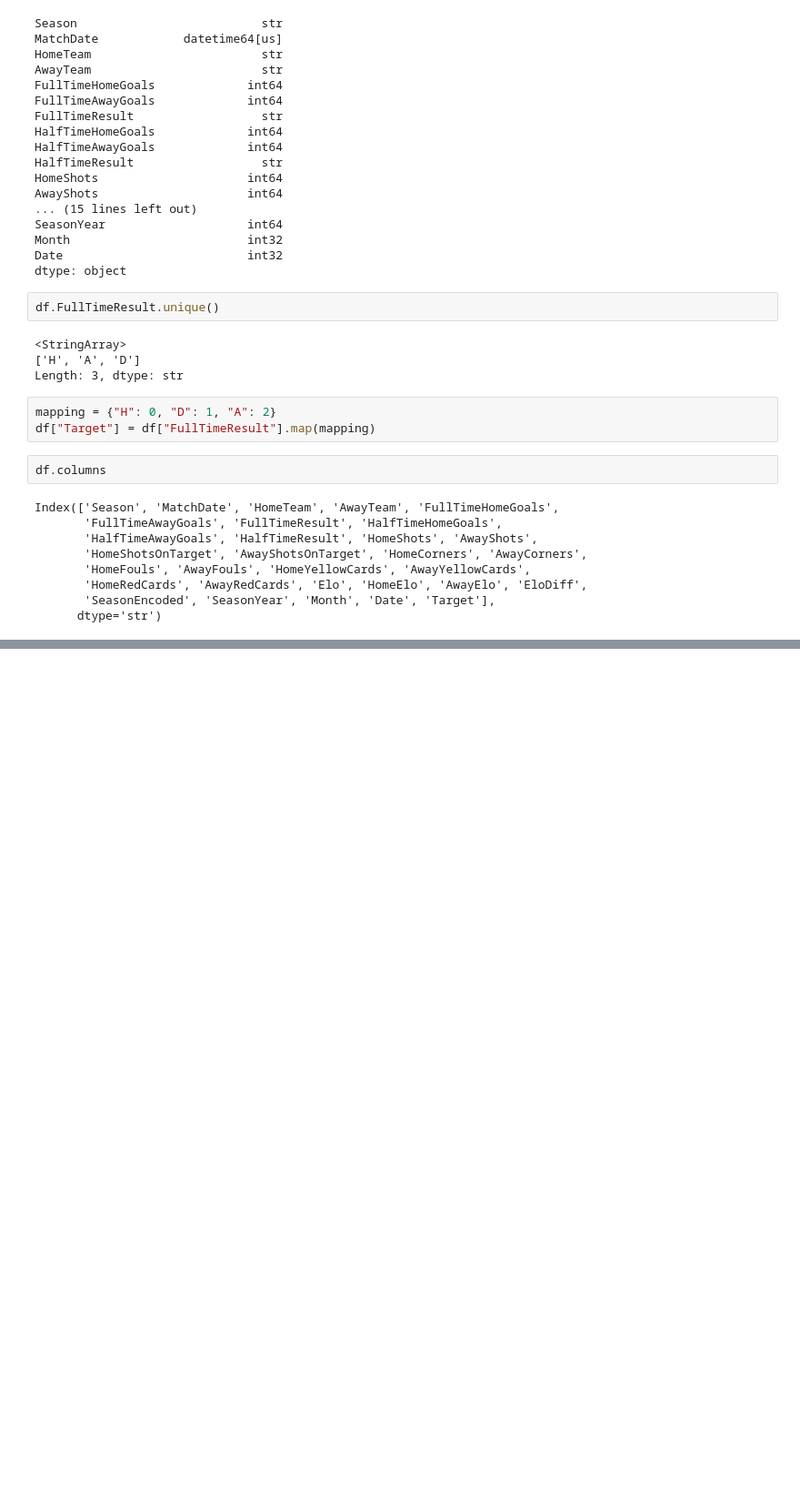
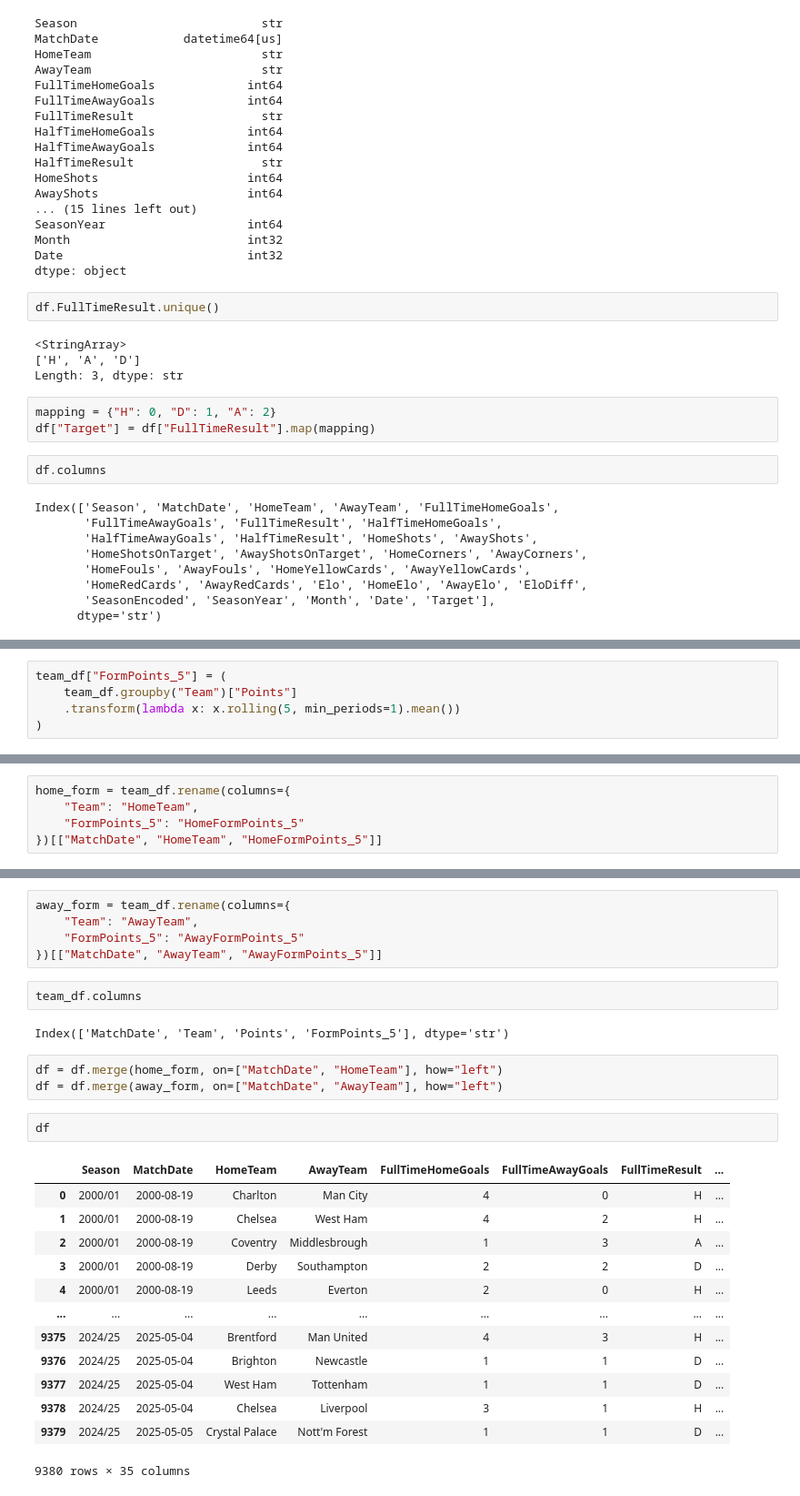
Before and after one commit to lewinskie254/EPL-Match-Outcome-Predictor, a Jupyter notebook: EPL_feature_engineering.ipynb, the cells around one changed output, grey strips where cells are left out. Shown at 91% size. Saved outputs shown, nothing was run; the diff lists cells and outputs as text; blank space fills up the shorter version.

```diff
--- a/EPL_feature_engineering.ipynb
+++ b/EPL_feature_engineering.ipynb
@@ -369,0 +455,5 @@ Index(['Season', 'MatchDate', 'HomeTeam', 'AwayTeam', 'FullTimeHomeGoals',
+# %%
+team_df["FormPoints_5"] = (
+    team_df.groupby("Team")["Points"]
+    .transform(lambda x: x.rolling(5, min_periods=1).mean())
+)
@@ -369,0 +476,5 @@ Index(['Season', 'MatchDate', 'HomeTeam', 'AwayTeam', 'FullTimeHomeGoals',
+# %%
+home_form = team_df.rename(columns={
+    "Team": "HomeTeam",
+    "FormPoints_5": "HomeFormPoints_5"
+})[["MatchDate", "HomeTeam", "HomeFormPoints_5"]]
@@ -369,0 +497,28 @@ Index(['Season', 'MatchDate', 'HomeTeam', 'AwayTeam', 'FullTimeHomeGoals',
+# %%
+away_form = team_df.rename(columns={
+    "Team": "AwayTeam",
+    "FormPoints_5": "AwayFormPoints_5"
+})[["MatchDate", "AwayTeam", "AwayFormPoints_5"]]
+# %%
+team_df.columns
+# %% [output]
+Index(['MatchDate', 'Team', 'Points', 'FormPoints_5'], dtype='str')
+# %%
+df = df.merge(home_form, on=["MatchDate", "HomeTeam"], how="left")
+df = df.merge(away_form, on=["MatchDate", "AwayTeam"], how="left")
+# %%
+df
+# %% [output]
+|  | Season | MatchDate | HomeTeam | AwayTeam | FullTimeHomeGoals | FullTimeAwayGoals | FullTimeResult | ... |
+| 0 | 2000/01 | 2000-08-19 | Charlton | Man City | 4 | 0 | H | ... |
+| 1 | 2000/01 | 2000-08-19 | Chelsea | West Ham | 4 | 2 | H | ... |
+| 2 | 2000/01 | 2000-08-19 | Coventry | Middlesbrough | 1 | 3 | A | ... |
+| 3 | 2000/01 | 2000-08-19 | Derby | Southampton | 2 | 2 | D | ... |
+| 4 | 2000/01 | 2000-08-19 | Leeds | Everton | 2 | 0 | H | ... |
+| ... | ... | ... | ... | ... | ... | ... | ... | ... |
+| 9375 | 2024/25 | 2025-05-04 | Brentford | Man United | 4 | 3 | H | ... |
+| 9376 | 2024/25 | 2025-05-04 | Brighton | Newcastle | 1 | 1 | D | ... |
+| 9377 | 2024/25 | 2025-05-04 | West Ham | Tottenham | 1 | 1 | D | ... |
+| 9378 | 2024/25 | 2025-05-04 | Chelsea | Liverpool | 3 | 1 | H | ... |
+| 9379 | 2024/25 | 2025-05-05 | Crystal Palace | Nott'm Forest | 1 | 1 | D | ... |
+9380 rows × 35 columns
```
Also changed, not shown: parts of 19 cells of this notebook, 2 other files.
